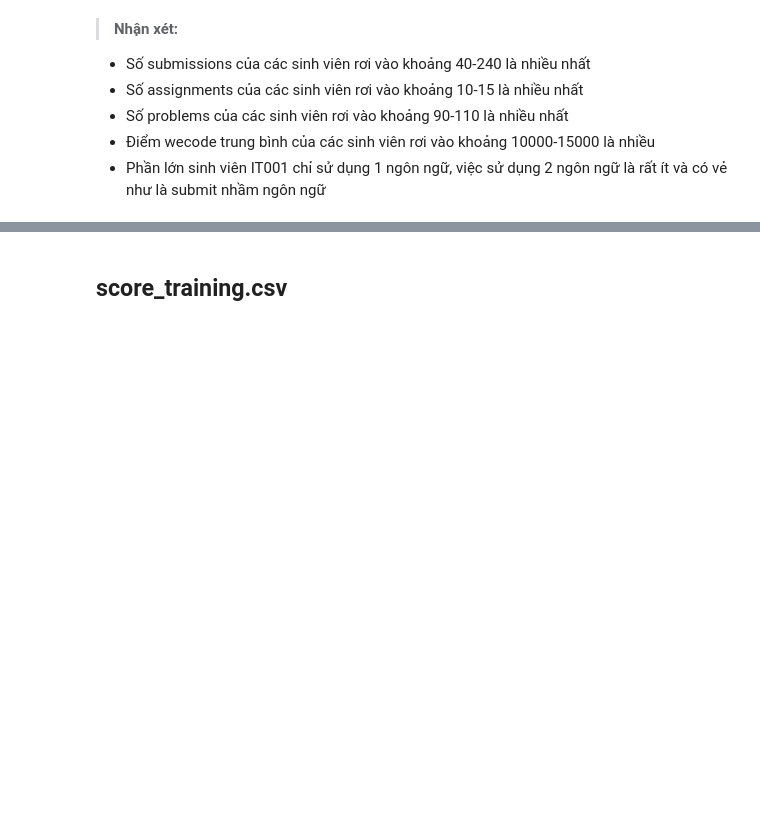
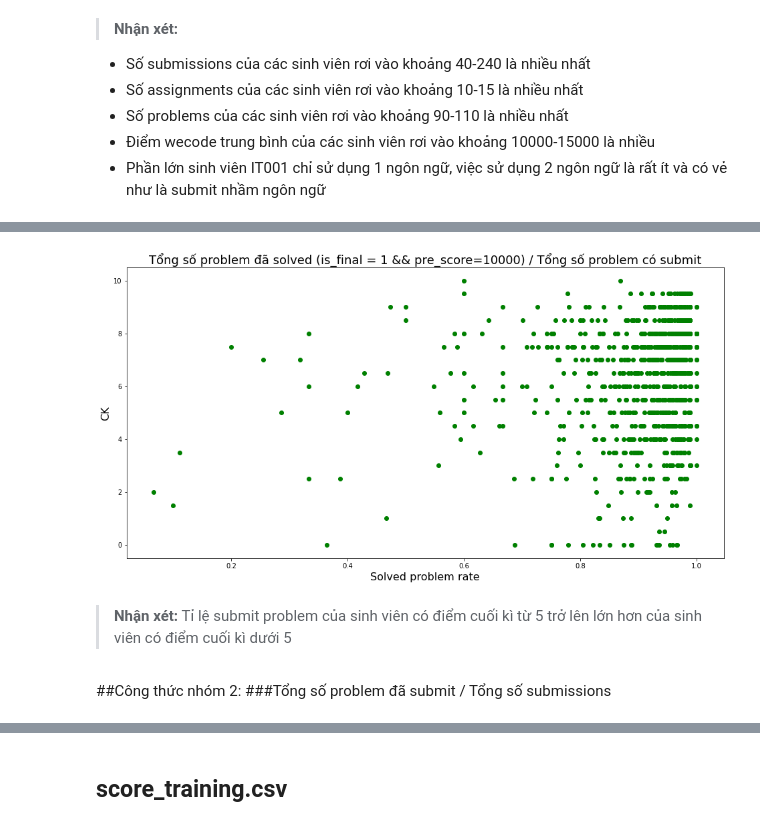
Before and after one commit to UIT-19521183/CS114.L21-MachineLearning, a Jupyter notebook: Colab assignments/3) Predicting students' final exam scores from wecode data/predict_final_score1.ipynb, the cells around one changed output, grey strips where cells are left out. Cells and saved outputs as stored; diff of their text form; code cells hidden in the pictures; blank space fills up the shorter version.

```diff
--- a/Colab assignments/3) Predicting students' final exam scores from wecode data/predict_final_score1.ipynb
+++ b/Colab assignments/3) Predicting students' final exam scores from wecode data/predict_final_score1.ipynb
@@ -244,0 +315,17 @@ Input.loc[(Input['is_final'] == 1) & (Input['pre_score'] == 10000), ['user_id',
+# %%
+# Tổng số problem đã solved (is_final = 1 && pre_score=10000)
+total_problem_solved = Input.loc[(Input['is_final'] == 1) & (Input['pre_score'] == 10000), ['user_id', 'problem_id']]\
+                            .groupby('user_id', as_index = False)\
+                            .count()
+# Tổng số problem có submit
+Drop_duplicate = Input[['user_id', 'assignment_id', 'problem_id']].drop_duplicates()
+total_problem_submit = Drop_duplicate[['user_id', 'problem_id']]\
+                            .groupby('user_id', as_index = False)\
+                            .count()
+# merge 2 data lại
+factor_score = total_problem_solved.merge(total_problem_submit, on = 'user_id')
+# Thêm columns Score bằng tổng số problem đã solved (is_final = 1 && pre_score=10000) / tổng số problem có submit
+factor_score['Solved problem rate'] = factor_score['problem_id_x']/factor_score['problem_id_y']
+# Xoá 2 cột problem_id nảy merge dư
+factor_score.drop(columns=['problem_id_x', 'problem_id_y'], inplace=True)
+factor_score
@@ -244,0 +346,4 @@ Input.loc[(Input['is_final'] == 1) & (Input['pre_score'] == 10000), ['user_id',
+# %%
+# merge 2 data score và Output để có thêm điểm cuối kì
+merge_result= merge_dataframe(Output, factor_score)
+merge_result
@@ -244,0 +364,10 @@ Input.loc[(Input['is_final'] == 1) & (Input['pre_score'] == 10000), ['user_id',
+# %%
+# Vẽ biểu đồ
+scatter_plot(merge_result['Solved problem rate'], merge_result['CK'], 'Tổng số problem đã solved (is_final = 1 && pre_score=10000) / Tổng số problem có submit')
+# %% [output]
+[figure, added]
+# %% [markdown]
+> **Nhận xét:** Tỉ lệ submit problem của sinh viên có điểm cuối kì từ 5 trở lên lớn hơn của sinh viên có điểm cuối kì dưới 5
+# %% [markdown]
+##Công thức nhóm 2:
+###Tổng số problem đã submit / Tổng số submissions
```
Also changed, not shown: parts of 64 cells of this notebook.
